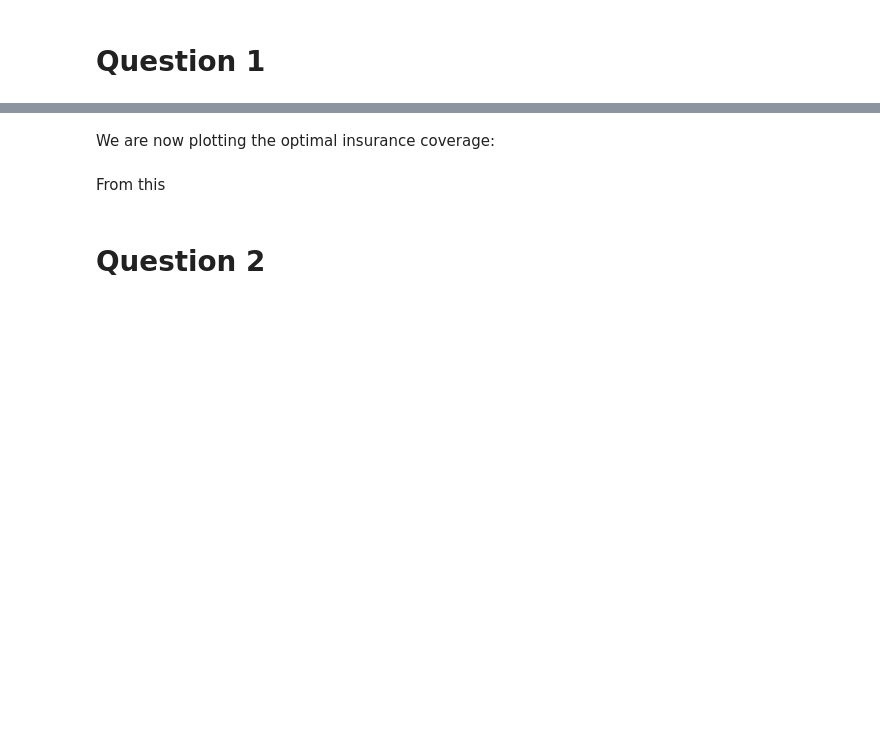
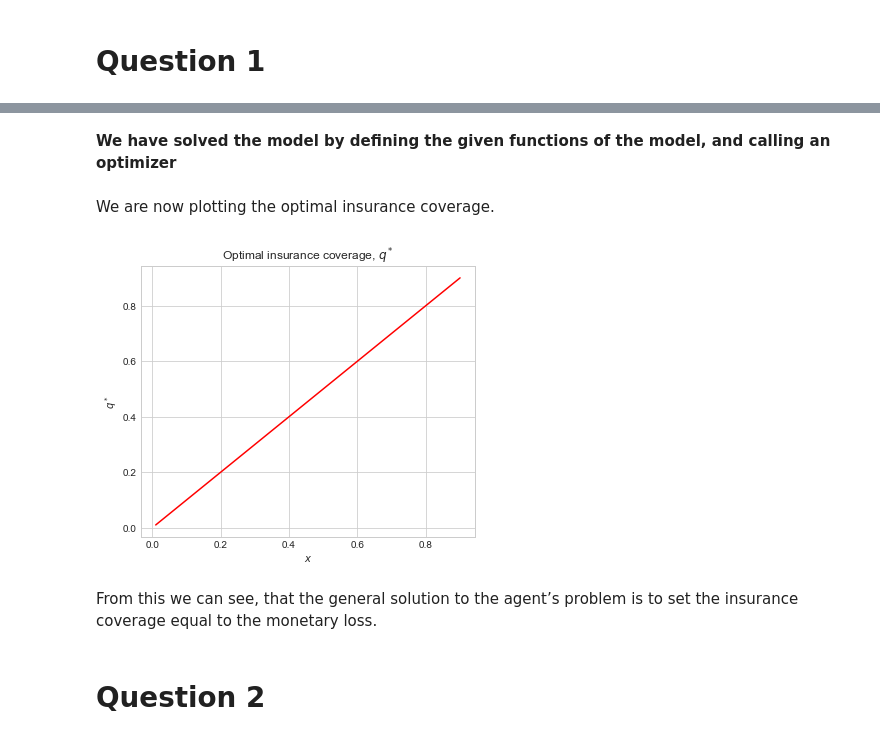
Before and after one commit to mfw325/projects-2022-team-freelvlau, a Jupyter notebook: inauguralproject/inauguralproject.ipynb, the cells around one changed output, grey strips where cells are left out. Saved outputs shown, nothing was run; the diff lists cells and outputs as text; code cells hidden in the pictures; blank space fills up the shorter version.

```diff
--- a/inauguralproject/inauguralproject.ipynb
+++ b/inauguralproject/inauguralproject.ipynb
@@ -37,2 +26,30 @@ res = optimize.minimize(objective_function, q_guess, method='Nelder-Mead')
+# %% [markdown]
+**We have solved the model by defining the given functions of the model, and calling an optimizer**
+# %%
+# i
+# the function that calculates the optimal insurance coverage is defined in the python file inaugural project, which is imported above.
+
+# i.a defining given parameters for the various functions
+# specify parameters in python file, otherwise there is a nameerror
+
+# ii
+# generating a grid with x values
+
+N=100 #number of elements
+x_min=0.01 #minimum value
+x_max=0.9 #maximum value
+
+x_values=np.linspace(x_min, x_max, N)
+
+# iii
+#for each x, we now calculate the optimal insurance coverage
+
+# generate grid for q values
+q_star = np.empty(x_values.shape)
+
+# solving the values for q, given the generated values of x
+for i, x in enumerate(x_values):
+    v = optimal(x, y, p)
+    q_star[i] = v.x
 # %% [markdown]
-We are now plotting the optimal insurance coverage:
+We are now plotting the optimal insurance coverage.
@@ -51,5 +56,20 @@ ax.plot(budgetline_x1, budgetline_x2, label = "Budgetline")
-# %% [markdown]
-From this
+# %%
+#iv
+
+fig = plt.figure(figsize=(6,5))
+
+ax = fig.add_subplot(1,1,1)
+
+ax.plot(x_values,q_star, color = 'red')
+
+ax.set_title('Optimal insurance coverage, $q^*$')
+ax.set_xlabel('$x$')
+ax.set_ylabel('$q^*$')
+ax.grid(True)
+# %% [output]
+[figure, added]
+# %% [markdown]
+From this we can see, that the general solution to the agent’s problem is to set the insurance coverage equal to the monetary loss.
 # %% [markdown]
 # Question 2
 # %% [markdown]
```
Also changed, not shown: parts of 13 cells of this notebook, 1 other file.
